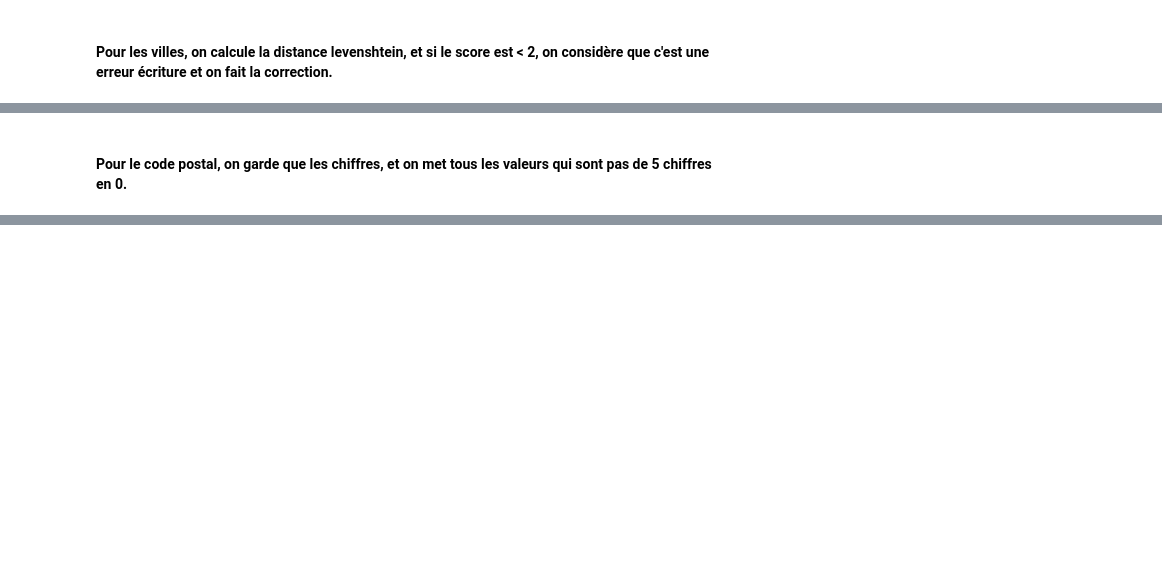
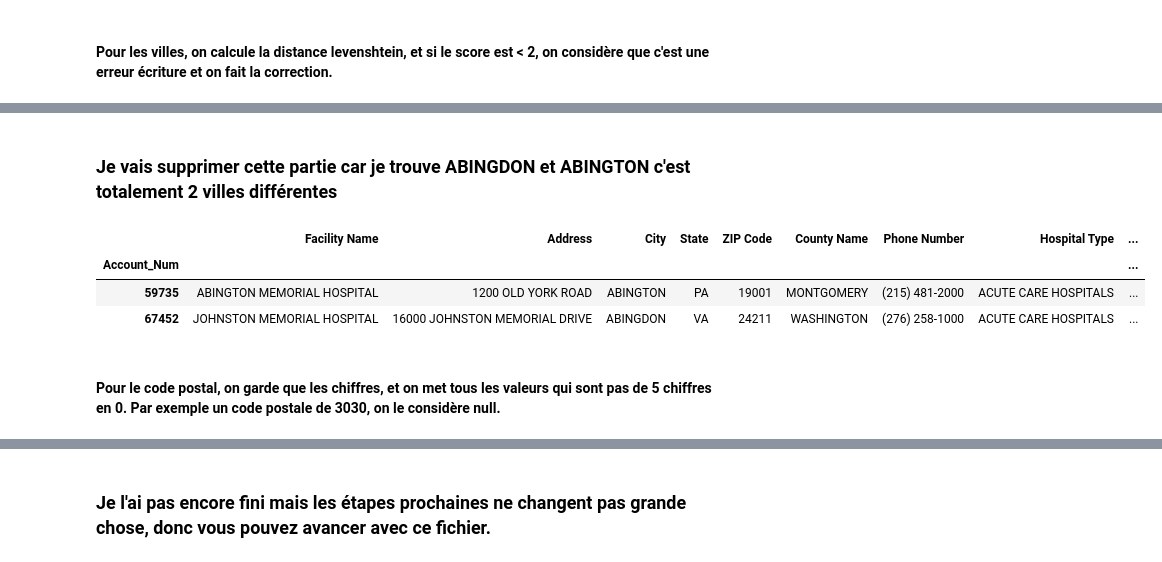
Before and after one commit to tourist-001/Data_Matching_Hospital, a Jupyter notebook: hospital_standardisation.ipynb, the cells around one changed output, grey strips where cells are left out. Drawn from its saved outputs; the diff is of its cells as text; code cells hidden in the pictures; blank space fills up the shorter version.

```diff
--- a/hospital_standardisation.ipynb
+++ b/hospital_standardisation.ipynb
@@ -128,5 +128,15 @@ Name: City, Length: 3060, dtype: int64
+# %% [markdown]
+### Je vais supprimer cette partie car je trouve ABINGDON et ABINGTON c'est totalement 2 villes différentes
+# %%
+some_values = ['ABINGDON','ABINGTON']
+h1.loc[h1['City'].isin(some_values)]
+# %% [output]
+|  | Facility Name | Address | City | State | ZIP Code | County Name | Phone Number | Hospital Type | ... |
+| Account_Num |  |  |  |  |  |  |  |  | ... |
+| 59735 | ABINGTON MEMORIAL HOSPITAL | 1200 OLD YORK ROAD | ABINGTON | PA | 19001 | MONTGOMERY | (215) 481-2000 | ACUTE CARE HOSPITALS | ... |
+| 67452 | JOHNSTON MEMORIAL HOSPITAL | 16000 JOHNSTON MEMORIAL DRIVE | ABINGDON | VA | 24211 | WASHINGTON | (276) 258-1000 | ACUTE CARE HOSPITALS | ... |
 # %% [markdown]
-#### Pour le code postal, on garde que les chiffres, et on met tous les valeurs qui sont pas de 5 chiffres en 0.
+#### Pour le code postal, on garde que les chiffres, et on met tous les valeurs qui sont pas de 5 chiffres en 0. Par exemple un code postale de 3030, on le considère null.
 # %%
 h1['ZIP Code'] = h1['ZIP Code'].astype(str)
 h1['ZIP Code'] = h1['ZIP Code'].str.findall('[0-9]+')
@@ -153,3 +163,5 @@ h1.head(20)
 | 71330 | AKRON CHILDREN'S HOSPITAL | 1 PERKINS SQUARE | AKRON | OH | 44308 | SUMMIT | (330) 543-1000 | Childrens | ... |
 | 30887 | JEFFERSON COUNTY HOSPITAL | INTERSECTION HYWS 81 & 70 | WAURIKA | OK | 73573 | JEFFERSON | (580) 228-2344 | Critical Access Hospitals | ... |
 | 64340 | HOSPITAL SAN FRANCISCO | 371 DE DIEGO AVE | SAN JUAN | PR | 0 | SAN JUAN | (787) 767-5100 | Acute Care Hospitals | ... |
+# %% [markdown]
+### Je l'ai pas encore fini mais les étapes prochaines ne changent pas grande chose, donc vous pouvez avancer avec ce fichier.
```
Also changed, not shown: parts of 2 cells of this notebook.
